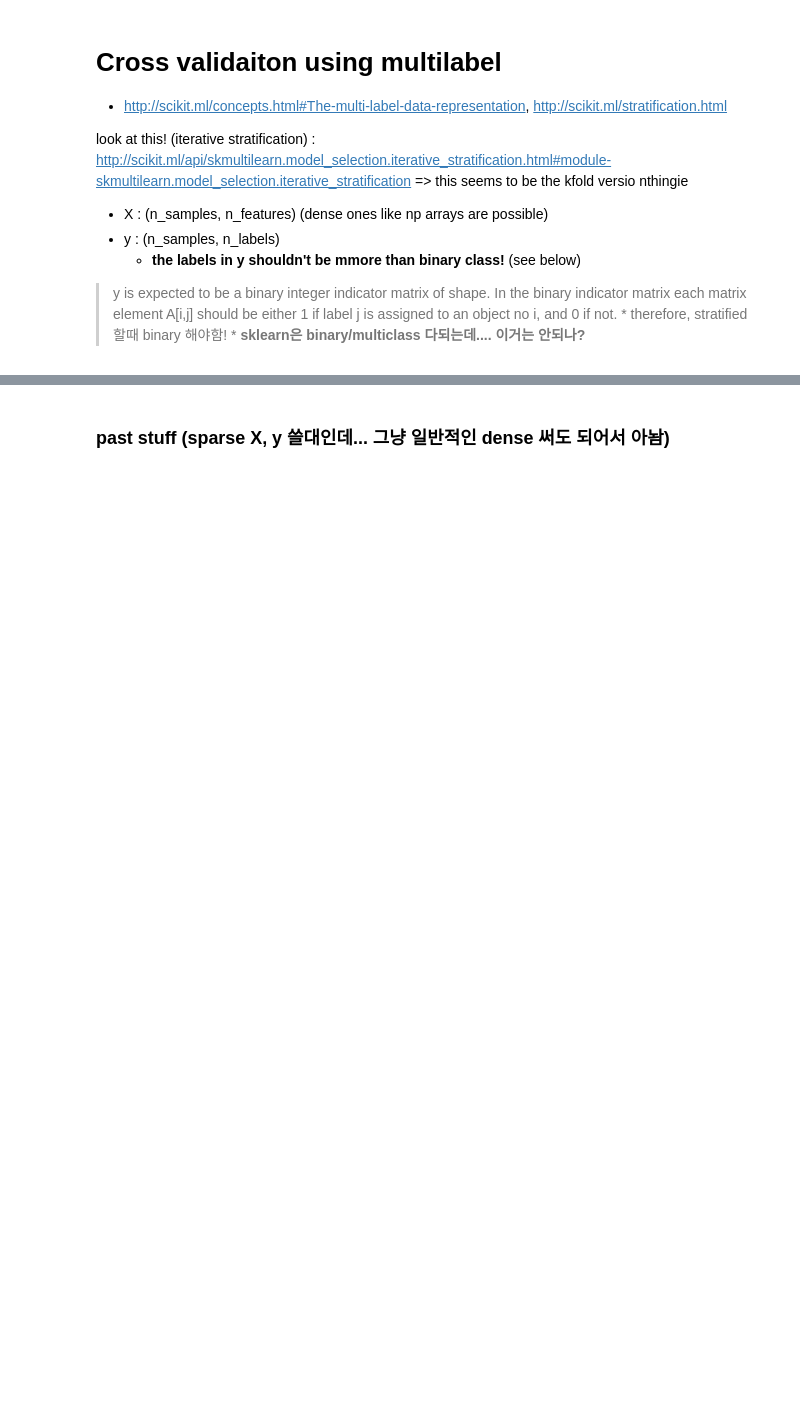
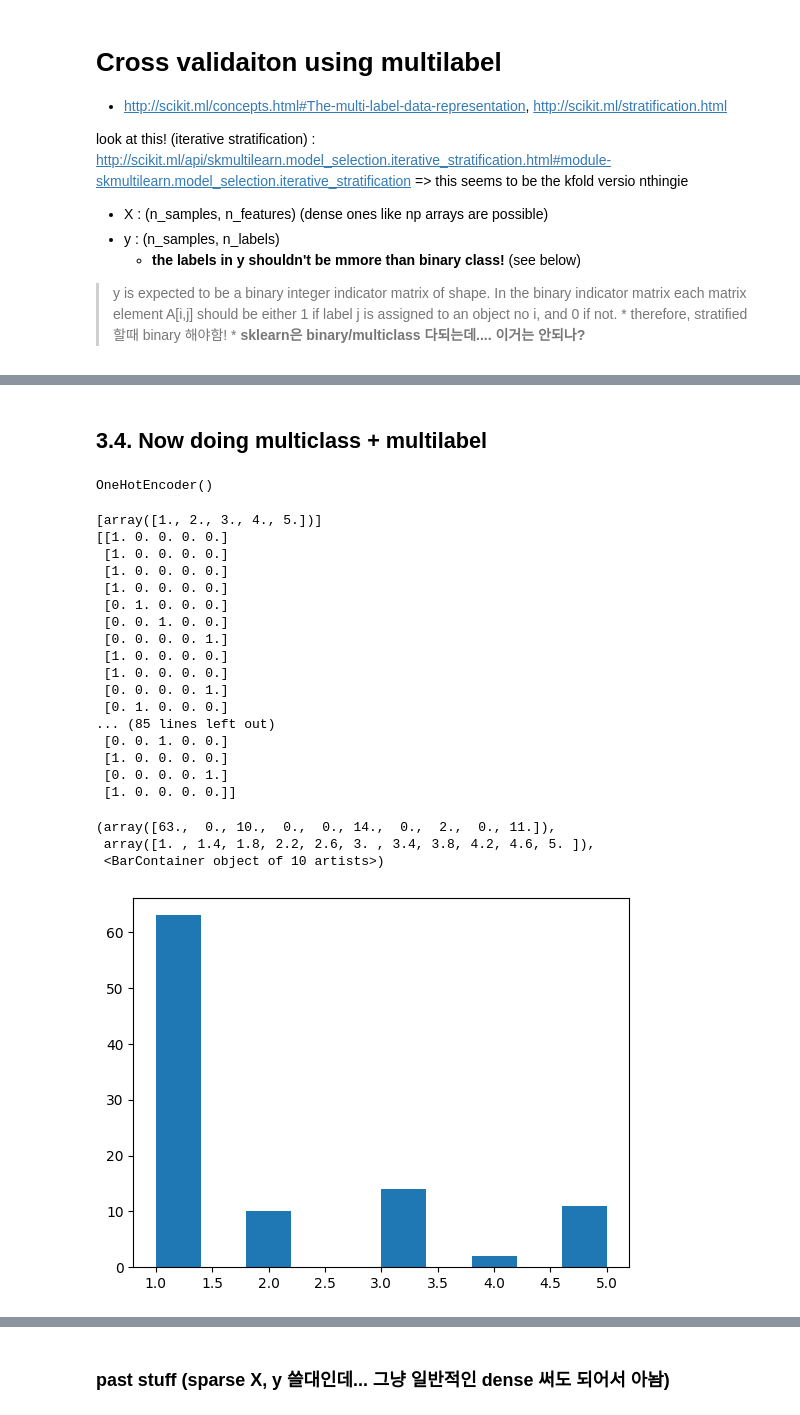
Before and after one commit to dyhan316/ML_tutor, a Jupyter notebook: learn_multilabel_stratification.ipynb, the cells around one changed output, grey strips where cells are left out. Drawn from its saved outputs; the diff is of its cells as text; code cells hidden in the pictures; blank space fills up the shorter version.

```diff
--- a/learn_multilabel_stratification.ipynb
+++ b/learn_multilabel_stratification.ipynb
@@ -213,0 +409,2 @@ label_tv.iloc[train_idx]
+# %% [markdown]
+## 3.4. Now doing multiclass + multilabel
@@ -213,0 +413,9 @@ label_tv.iloc[train_idx]
+# %%
+df_col = label_tv[['race.ethnicity']]#column 으로 df 를 추려낸 것
+#has to be [[]] not [] because we need to use 2D array
+
+
+ohe = OneHotEncoder()  #default : sparse True
+ohe.fit(df_col)
+# %% [output]
+OneHotEncoder()
@@ -213,0 +424,26 @@ label_tv.iloc[train_idx]
+# %%
+print(ohe.categories_)
+print(ohe.transform(df_col).todense())
+plt.hist(df_col)
+# %% [output]
+[array([1., 2., 3., 4., 5.])]
+[[1. 0. 0. 0. 0.]
+ [1. 0. 0. 0. 0.]
+ [1. 0. 0. 0. 0.]
+ [1. 0. 0. 0. 0.]
+ [0. 1. 0. 0. 0.]
+ [0. 0. 1. 0. 0.]
+ [0. 0. 0. 0. 1.]
+ [1. 0. 0. 0. 0.]
+ [1. 0. 0. 0. 0.]
+ [0. 0. 0. 0. 1.]
+ [0. 1. 0. 0. 0.]
+... (85 lines left out)
+ [0. 0. 1. 0. 0.]
+ [1. 0. 0. 0. 0.]
+ [0. 0. 0. 0. 1.]
+ [1. 0. 0. 0. 0.]]
+(array([63.,  0., 10.,  0.,  0., 14.,  0.,  2.,  0., 11.]),
+ array([1. , 1.4, 1.8, 2.2, 2.6, 3. , 3.4, 3.8, 4.2, 4.6, 5. ]),
+ <BarContainer object of 10 artists>)
+[figure, added]
```
Also changed, not shown: parts of 61 cells of this notebook.
